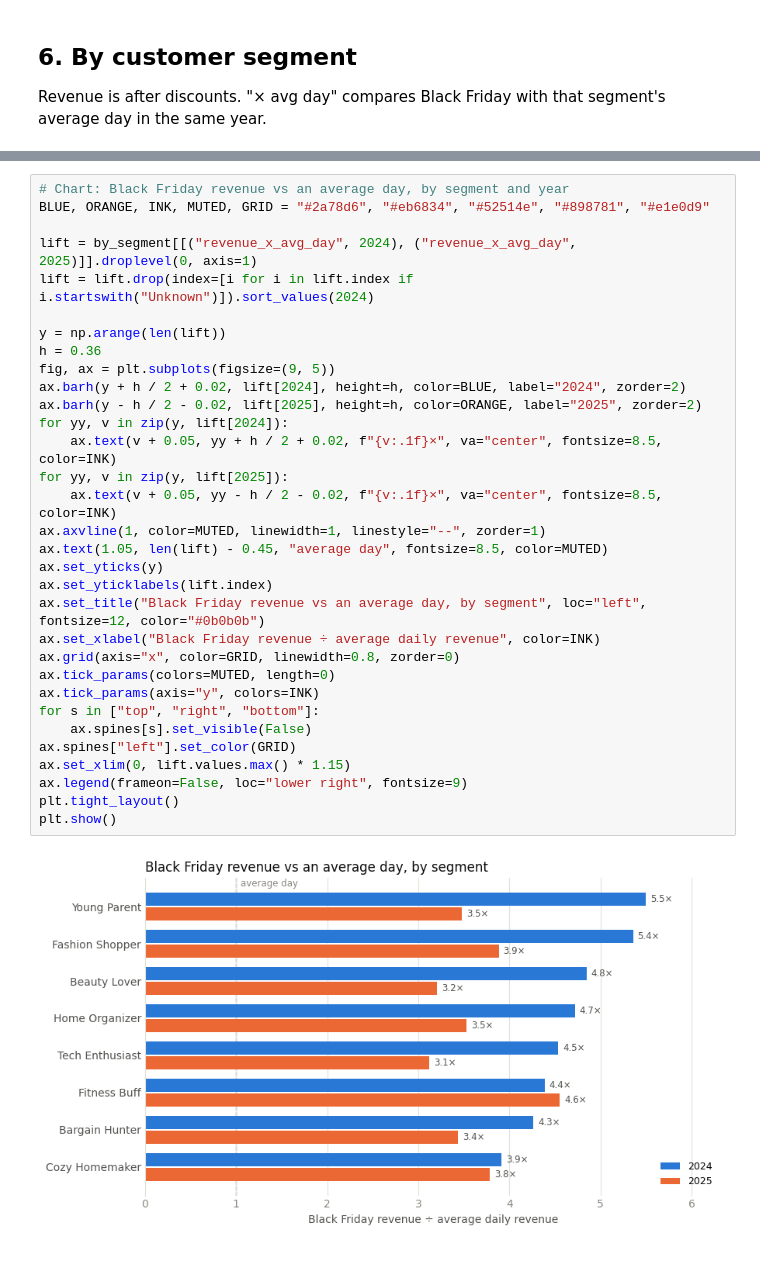
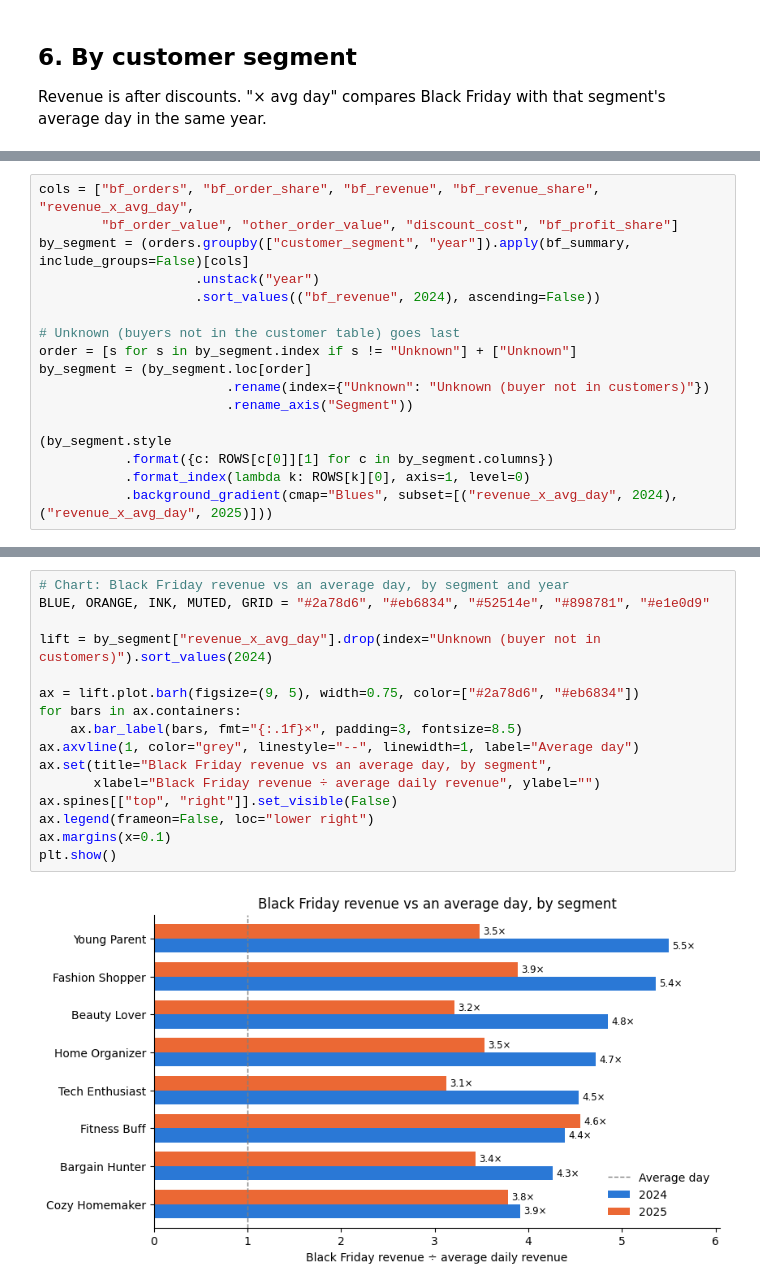
Before and after one commit to VizDataWorks/CapitalOne_DataAnalysis, a Jupyter notebook: ecommerce-challenge/notebooks/04_black_friday_impact.ipynb, the cells around one changed output, grey strips where cells are left out. Drawn from its saved outputs; the diff is of its cells as text; blank space fills up the shorter version.

```diff
--- a/ecommerce-challenge/notebooks/04_black_friday_impact.ipynb
+++ b/ecommerce-challenge/notebooks/04_black_friday_impact.ipynb
@@ -289,0 +217,17 @@ seg_labels = {"bf_orders": "BF orders", "bf_order_share": "Share of year's order
+# %%
+cols = ["bf_orders", "bf_order_share", "bf_revenue", "bf_revenue_share", "revenue_x_avg_day",
+        "bf_order_value", "other_order_value", "discount_cost", "bf_profit_share"]
+by_segment = (orders.groupby(["customer_segment", "year"]).apply(bf_summary, include_groups=False)[cols]
+                    .unstack("year")
+                    .sort_values(("bf_revenue", 2024), ascending=False))
+
+# Unknown (buyers not in the customer table) goes last
+order = [s for s in by_segment.index if s != "Unknown"] + ["Unknown"]
+by_segment = (by_segment.loc[order]
+                        .rename(index={"Unknown": "Unknown (buyer not in customers)"})
+                        .rename_axis("Segment"))
+
+(by_segment.style
+           .format({c: ROWS[c[0]][1] for c in by_segment.columns})
+           .format_index(lambda k: ROWS[k][0], axis=1, level=0)
+           .background_gradient(cmap="Blues", subset=[("revenue_x_avg_day", 2024), ("revenue_x_avg_day", 2025)]))
@@ -307,40 +264,24 @@ seg_yoy.style.format("{:+.1%}")
 | Tech Enthusiast | -19.1% | -30.6% |
 | Beauty Lover | -17.0% | -33.8% |
 | Young Parent | -13.1% | -36.0% |
-# %%
-# Chart: Black Friday revenue vs an average day, by segment and year
-BLUE, ORANGE, INK, MUTED, GRID = "#2a78d6", "#eb6834", "#52514e", "#898781", "#e1e0d9"
-
-lift = by_segment[[("revenue_x_avg_day", 2024), ("revenue_x_avg_day", 2025)]].droplevel(0, axis=1)
-lift = lift.drop(index=[i for i in lift.index if i.startswith("Unknown")]).sort_values(2024)
-
-y = np.arange(len(lift))
-h = 0.36
-fig, ax = plt.subplots(figsize=(9, 5))
-ax.barh(y + h / 2 + 0.02, lift[2024], height=h, color=BLUE, label="2024", zorder=2)
-ax.barh(y - h / 2 - 0.02, lift[2025], height=h, color=ORANGE, label="2025", zorder=2)
-for yy, v in zip(y, lift[2024]):
-    ax.text(v + 0.05, yy + h / 2 + 0.02, f"{v:.1f}×", va="center", fontsize=8.5, color=INK)
-for yy, v in zip(y, lift[2025]):
-    ax.text(v + 0.05, yy - h / 2 - 0.02, f"{v:.1f}×", va="center", fontsize=8.5, color=INK)
-ax.axvline(1, color=MUTED, linewidth=1, linestyle="--", zorder=1)
-ax.text(1.05, len(lift) - 0.45, "average day", fontsize=8.5, color=MUTED)
-ax.set_yticks(y)
-ax.set_yticklabels(lift.index)
-ax.set_title("Black Friday revenue vs an average day, by segment", loc="left", fontsize=12, color="#0b0b0b")
-ax.set_xlabel("Black Friday revenue ÷ average daily revenue", color=INK)
-ax.grid(axis="x", color=GRID, linewidth=0.8, zorder=0)
-ax.tick_params(colors=MUTED, length=0)
-ax.tick_params(axis="y", colors=INK)
-for s in ["top", "right", "bottom"]:
-    ax.spines[s].set_visible(False)
-ax.spines["left"].set_color(GRID)
-ax.set_xlim(0, lift.values.max() * 1.15)
-ax.legend(frameon=False, loc="lower right", fontsize=9)
-plt.tight_layout()
-plt.show()
-# %% [output]
-[figure, removed]
+# %%
+# Chart: Black Friday revenue vs an average day, by segment and year
+BLUE, ORANGE, INK, MUTED, GRID = "#2a78d6", "#eb6834", "#52514e", "#898781", "#e1e0d9"
+
+lift = by_segment["revenue_x_avg_day"].drop(index="Unknown (buyer not in customers)").sort_values(2024)
+
+ax = lift.plot.barh(figsize=(9, 5), width=0.75, color=["#2a78d6", "#eb6834"])
+for bars in ax.containers:
+    ax.bar_label(bars, fmt="{:.1f}×", padding=3, fontsize=8.5)
+ax.axvline(1, color="grey", linestyle="--", linewidth=1, label="Average day")
+ax.set(title="Black Friday revenue vs an average day, by segment",
+       xlabel="Black Friday revenue ÷ average daily revenue", ylabel="")
+ax.spines[["top", "right"]].set_visible(False)
+ax.legend(frameon=False, loc="lower right")
+ax.margins(x=0.1)
+plt.show()
+# %% [output]
+[figure, added]
 # %% [markdown]
 ## 7. Conclusion
 
```
Also changed, not shown: parts of 10 cells of this notebook.
